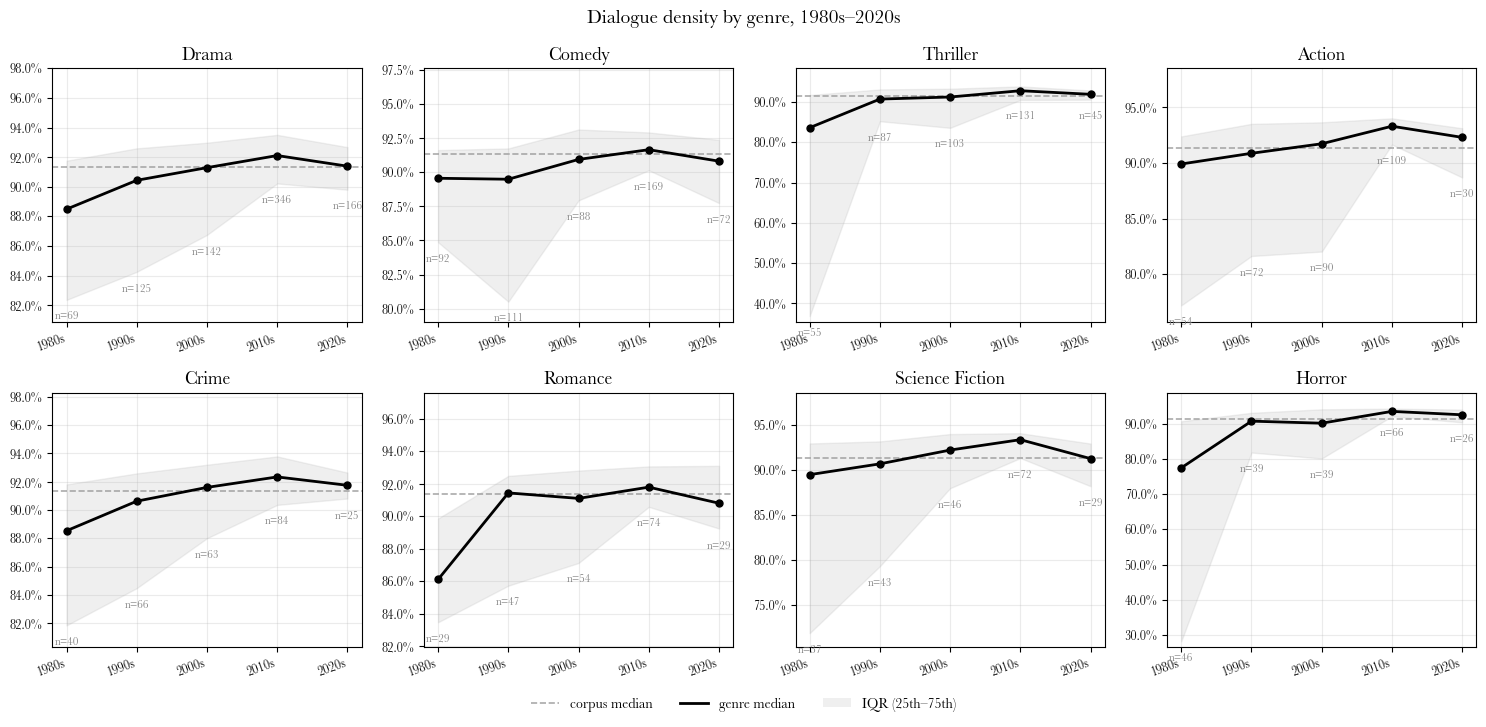
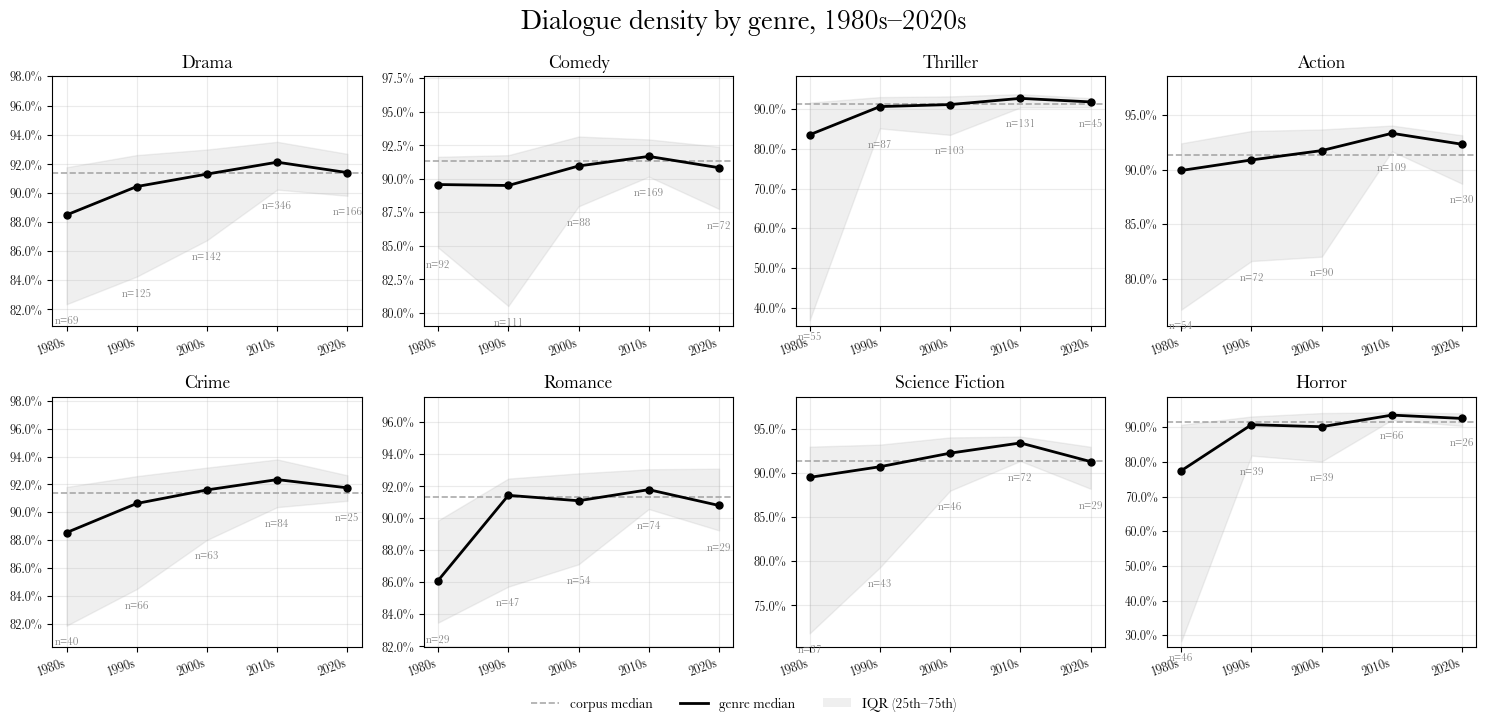
The change to this notebook cell's code, shown as a diff; its figure went from the first image to the second:
--- before
+++ after
@@ -70,6 +70,6 @@
            fontsize=10, bbox_to_anchor=(0.5, -0.04))
 
-plt.suptitle('Dialogue density by genre, 1980s–2020s', fontsize=14, fontweight='bold')
+plt.suptitle('Dialogue density by genre, 1980s–2020s', fontsize=20, fontweight='bold')
 plt.tight_layout()
-plt.savefig(LOCAL_ROOT / 'thesis-outputs/genre_trends.png', dpi=150, bbox_inches='tight')
+plt.savefig(LOCAL_ROOT / 'docs/thesis-outputs/genre_trends.png', dpi=150, bbox_inches='tight')
 plt.show()

Commit: big data